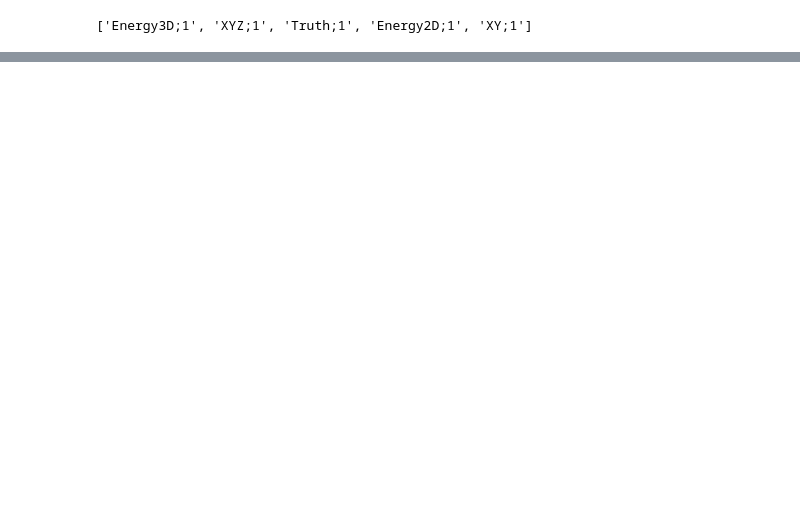
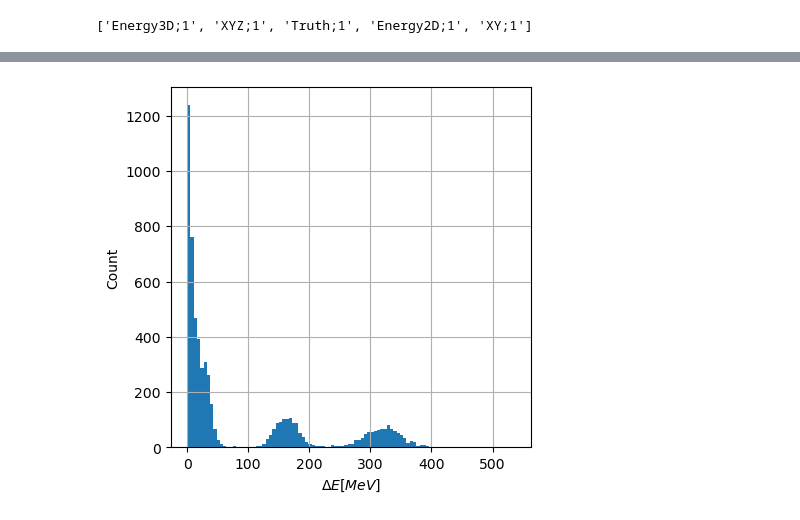
Before and after one commit to dachengx/Calorimeter, a Jupyter notebook: Energy.ipynb, the cells around one changed output, grey strips where cells are left out. Saved outputs shown, nothing was run; the diff lists cells and outputs as text; code cells hidden in the pictures; blank space fills up the shorter version.

```diff
--- a/Energy.ipynb
+++ b/Energy.ipynb
@@ -33,0 +78,17 @@ truthexy = np.vstack([truth[e].array(library='np') for e in tqdm(truth.keys())])
+# %%
+reconenergy = np.empty(deposit2d.shape[1])
+
+for i in range(deposit2d.shape[1]):
+    reconenergy[i] = deposit2d[:, i][np.sqrt((position2d[0, :100] - position2d[0, :100][deposit2d[:, i].argmax()]) ** 2 + (position2d[1, :100] - position2d[1, :100][deposit2d[:, i].argmax()]) ** 2) < 100].sum()
+# %%
+fig = plt.figure(figsize=(4, 4))
+# fig.tight_layout()
+gs = gridspec.GridSpec(1, 1, figure=fig, left=0.05, right=0.95, top=0.95, bottom=0.05, wspace=0.2, hspace=0.25)
+ax = fig.add_subplot(gs[0, 0])
+ax.hist(deposit2d.sum(axis=0) - reconenergy, bins=100)
+ax.grid()
+ax.set_xlabel(r'$\Delta E [MeV]$')
+ax.set_ylabel('Count')
+plt.show()
+# %% [output]
+[figure, added]
```
Also changed, not shown: parts of 40 cells of this notebook.
